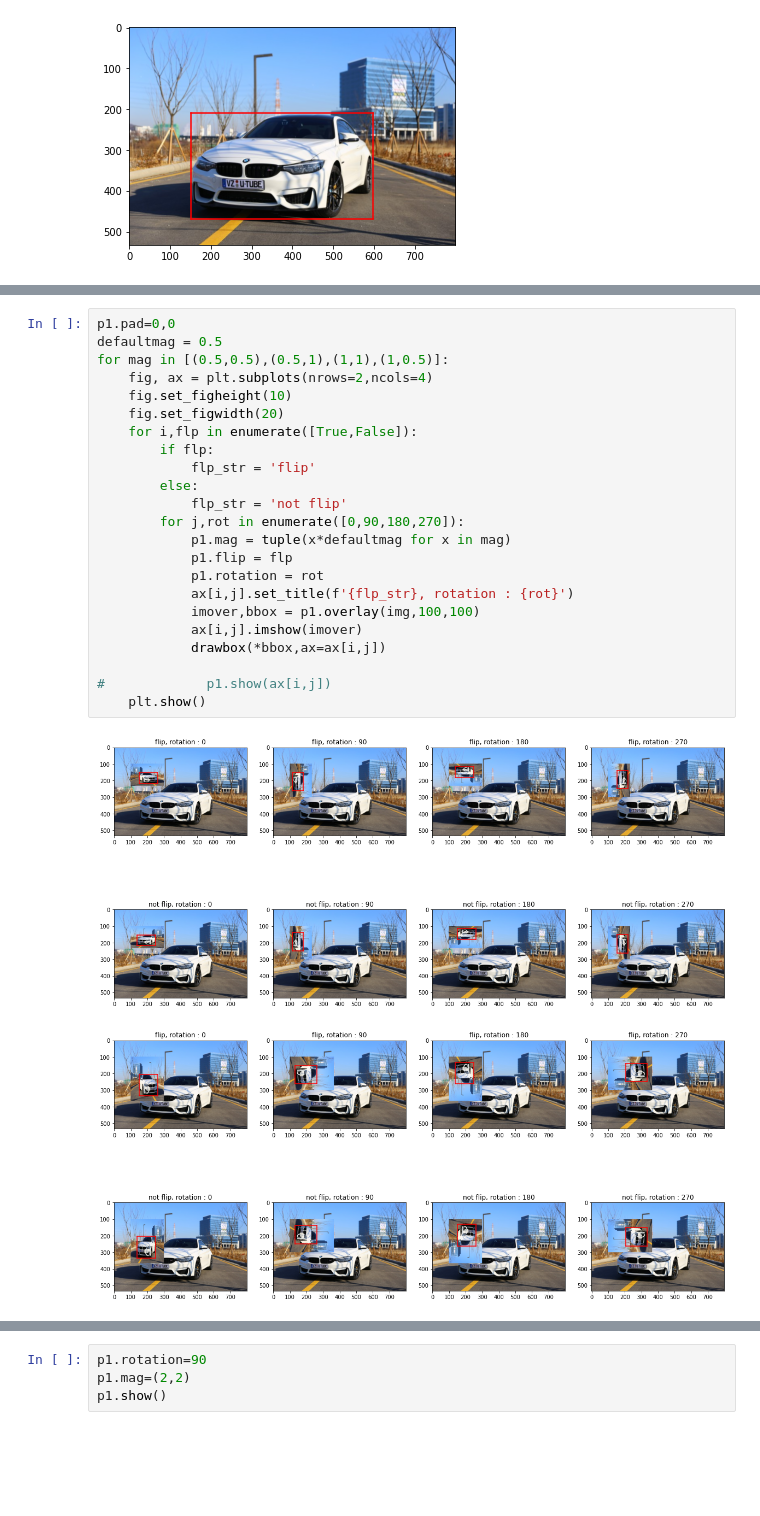
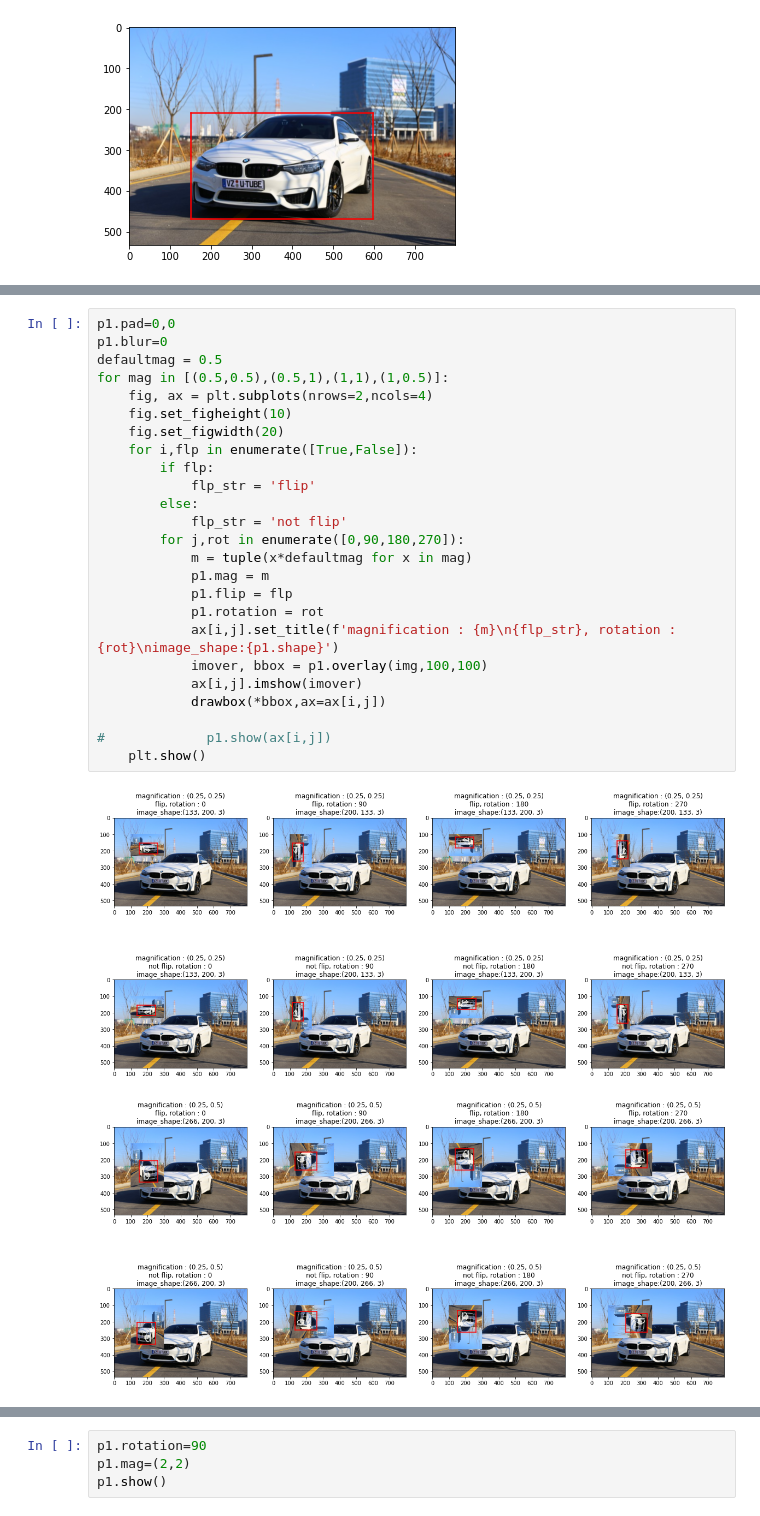
Before and after one commit to korellas/pytorch_simple_classification, a Jupyter notebook: image_augmentation.ipynb, the cells around one changed output, grey strips where cells are left out. Cells and saved outputs as stored; diff of their text form; blank space fills up the shorter version.

```diff
--- a/image_augmentation.ipynb
+++ b/image_augmentation.ipynb
@@ -46,26 +39,28 @@ p1.show()
 # %%
 p1.pad=0,0
+p1.blur=0
 defaultmag = 0.5
 for mag in [(0.5,0.5),(0.5,1),(1,1),(1,0.5)]:
     fig, ax = plt.subplots(nrows=2,ncols=4)
     fig.set_figheight(10)
     fig.set_figwidth(20)
     for i,flp in enumerate([True,False]):
         if flp:
             flp_str = 'flip'
         else:
             flp_str = 'not flip'
         for j,rot in enumerate([0,90,180,270]):
-            p1.mag = tuple(x*defaultmag for x in mag)
+            m = tuple(x*defaultmag for x in mag)
+            p1.mag = m
             p1.flip = flp
             p1.rotation = rot
-            ax[i,j].set_title(f'{flp_str}, rotation : {rot}')
-            imover,bbox = p1.overlay(img,100,100)
+            ax[i,j].set_title(f'magnification : {m}\n{flp_str}, rotation : {rot}\nimage_shape:{p1.shape}')
+            imover, bbox = p1.overlay(img,100,100)
             ax[i,j].imshow(imover)
             drawbox(*bbox,ax=ax[i,j])
 
 #             p1.show(ax[i,j])
     plt.show()
 # %% [output]
-[figure, old version]
+[figure, new version]
-[figure, old version]
+[figure, new version]
```
Also changed, not shown: parts of 2 cells of this notebook, 1 other file.
